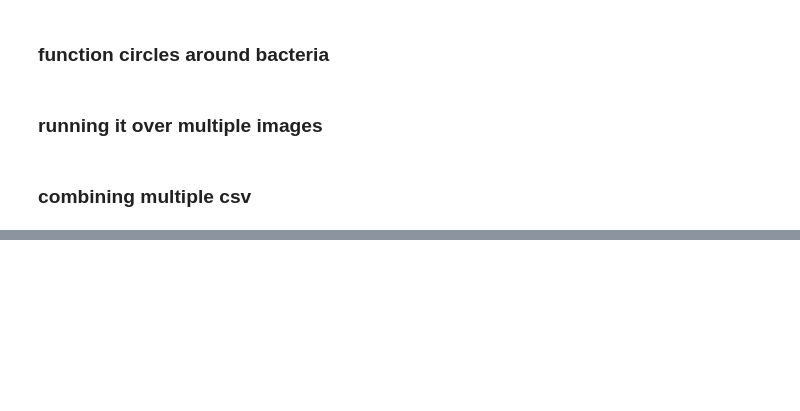
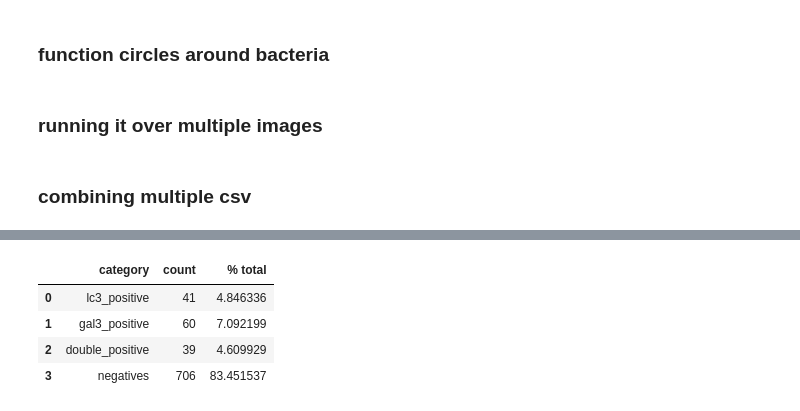
Before and after one commit to jaugenst/pyimagej_workflows, a Jupyter notebook: notebooks/single_bact_quant_2.ipynb, the cells around one changed output, grey strips where cells are left out. Saved outputs shown, nothing was run; the diff lists cells and outputs as text; code cells hidden in the pictures; blank space fills up the shorter version.

```diff
--- a/notebooks/single_bact_quant_2.ipynb
+++ b/notebooks/single_bact_quant_2.ipynb
@@ -808,3 +757,0 @@ new_montage =  w.getImage("Montage")
-# %%
-image = ij.io().open(dataset)
-shown = ij.ui().show(image)
@@ -1032,0 +975,33 @@ if __name__ == '__main__':
+# %%
+lc3_positive = []
+gal3_positive = []
+double_positive = []
+negatives = []
+
+for i in range(len(df_lc3_norm)):
+    image = df_lc3_norm.index[i]
+    if df_lc3_norm['cluster'][i] in clusters_positives_lc3:
+        if df_gal3_norm['cluster'][i] in clusters_positives_gal3:
+            double_positive.append(image)
+        else:
+            lc3_positive.append(image)
+
+    elif df_lc3_norm['cluster'][i] in clusters_negatives_lc3:
+        if df_gal3_norm['cluster'][i] in clusters_positives_gal3:
+            gal3_positive.append(image)
+        else:
+            negatives.append(image)
+# %%
+total_images = len(df_lc3_norm)
+df = pandas.DataFrame({
+    'category': ['lc3_positive', 'gal3_positive', 'double_positive', 'negatives'],
+    'count': [len(lc3_positive), len(gal3_positive), len(double_positive), len(negatives)]
+})
+df['% total'] = (df['count'] / total_images) * 100
+df.head()
+# %% [output]
+|  | category | count | % total |
+| 0 | lc3_positive | 41 | 4.846336 |
+| 1 | gal3_positive | 60 | 7.092199 |
+| 2 | double_positive | 39 | 4.609929 |
+| 3 | negatives | 706 | 83.451537 |
```
Also changed, not shown: parts of 19 cells of this notebook.
